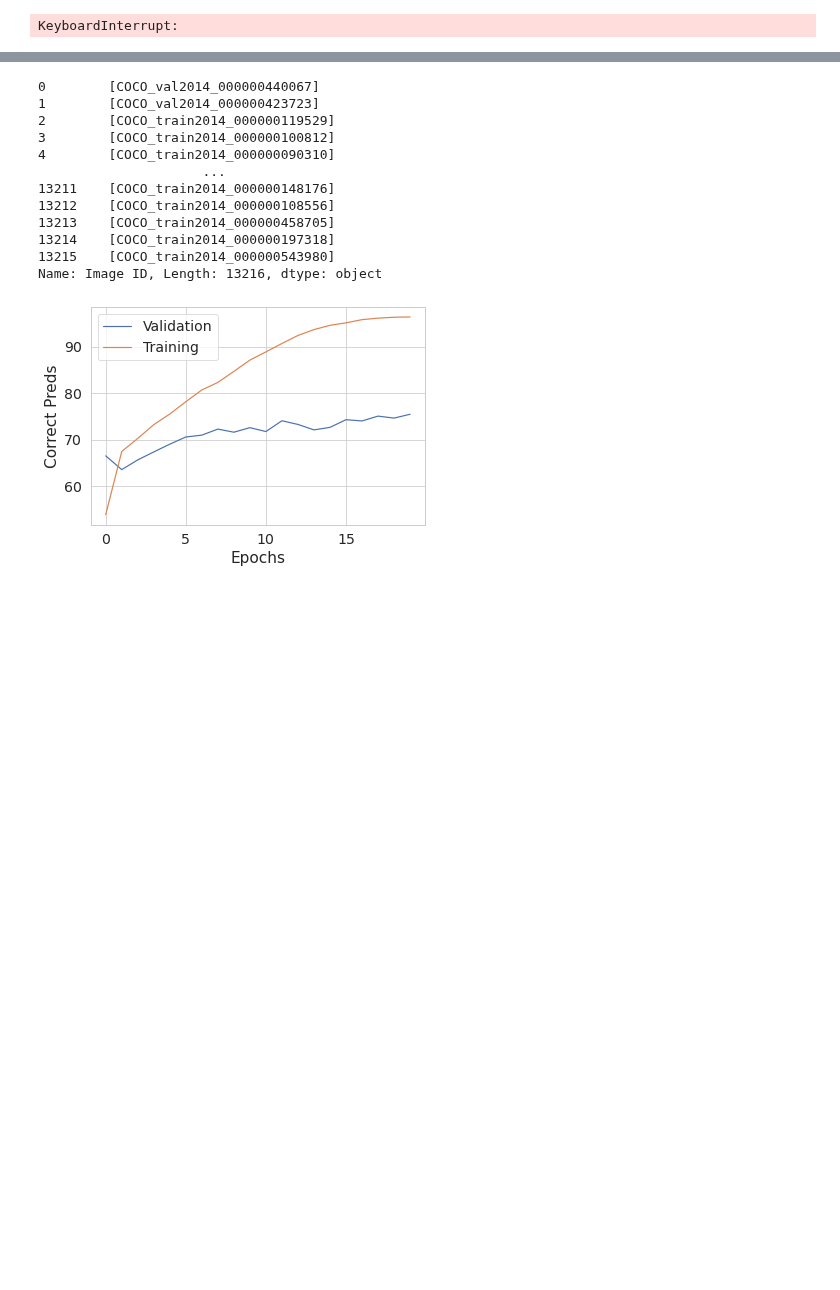
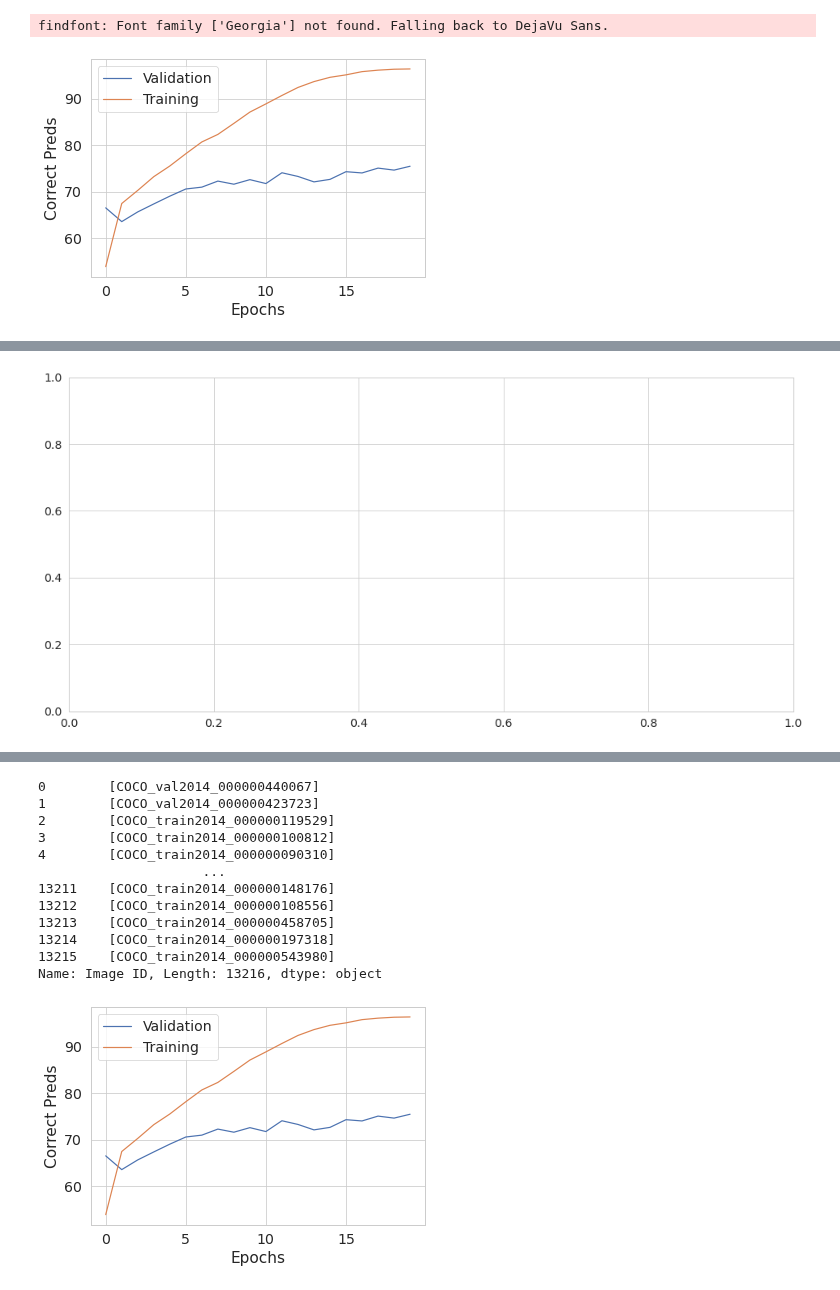
Before and after one commit to jr4fs/vl-pretraining, a Jupyter notebook: datamaps/plot_datamaps.ipynb, the cells around one changed output, grey strips where cells are left out. Cells and saved outputs as stored; diff of their text form; code cells hidden in the pictures; blank space fills up the shorter version.

```diff
--- a/datamaps/plot_datamaps.ipynb
+++ b/datamaps/plot_datamaps.ipynb
@@ -365,14 +365,14 @@ def scatter_it_interactive(dataframe, base_path, hue_metric ='correct.', title='
     num_hues = len(dataframe[hue].unique().tolist())
     style = hue_metric if num_hues < 8 else None
 
-    if not show_hist:
-        fig, axs = plt.subplots(1, 1, figsize=(8, 4))
-        ax0 = axs
-    else:
-        fig = plt.figure(figsize=(16, 10), )
-        gs = fig.add_gridspec(2, 3, height_ratios=[5, 1])
+    # if not show_hist:
+    #     fig, axs = plt.subplots(1, 1, figsize=(8, 4))
+    #     ax0 = axs
+    # else:
+    #     fig = plt.figure(figsize=(16, 10), )
+    #     gs = fig.add_gridspec(2, 3, height_ratios=[5, 1])
 
-        ax0 = fig.add_subplot(gs[0, :])
+    #     ax0 = fig.add_subplot(gs[0, :])
 
 
     # ### Make the scatterplot.
@@ -398,7 +398,8 @@ def scatter_it_interactive(dataframe, base_path, hue_metric ='correct.', title='
                 sizeref=45,
                 sizemode="diameter",
                 opacity=0.8,
-            )
+            ),
+            title=title
         )
     ])
 
@@ -447,14 +448,14 @@ def scatter_it_interactive(dataframe, base_path, hue_metric ='correct.', title='
         target = df_row['Target']
 
         #if len(desc) > 300: desc = desc[:100] + '...'
-        image_id = df_row['Image ID']
+        image_id = str(df_row['Image ID'][0])
         if 'val' in image_id:
             split = 'validation'
         else:
             split = 'train'
 
-        image_example = base_path+'datamap_imgs/' + split + '/data/' + image_id + '.jpg'
-        encoded_image = base64.b64encode(open(image_example, 'rb').read())
+        image = '../../fiftyone/coco-2014/'+split+'/data/'+image_id + '.jpg'
+        encoded_image = base64.b64encode(open(image, 'rb').read())
 
         children = [
             html.Div(children=[
@@ -478,6 +508,6 @@ def scatter_it_interactive(dataframe, base_path, hue_metric ='correct.', title='
 base_path ='../snap/vqa/vqa_lxr955_animals_fromScratch_20epochs/'
 datamap_stats = load_datamap_stats(base_path)
 df = calculate_datamap_metrics(datamap_stats)
-generate_datamap_images(df, base_path)
+plot_trainval_acc(base_path)
 scatter_it_interactive(df, base_path, title='VQA-Animals From Scratch - 20 epochs', show_hist=True)
 # %% [output]
@@ -487 +522,2 @@ Downloading 3842 images
-KeyboardInterrupt:
+findfont: Font family ['Georgia'] not found. Falling back to DejaVu Sans.
+[figure, added]
@@ -487,0 +525 @@ KeyboardInterrupt:
+[figure, added]
```
Also changed, not shown: parts of 2 cells of this notebook, 8 other files.
